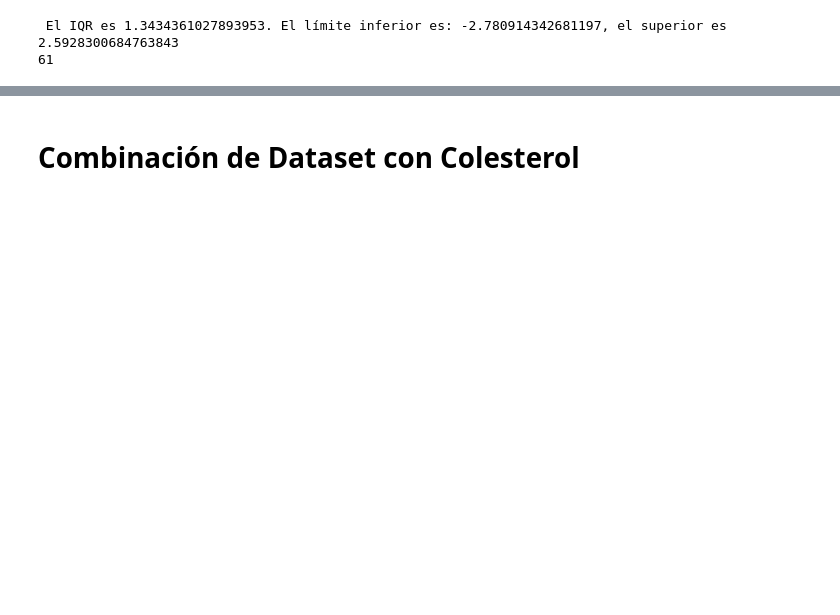
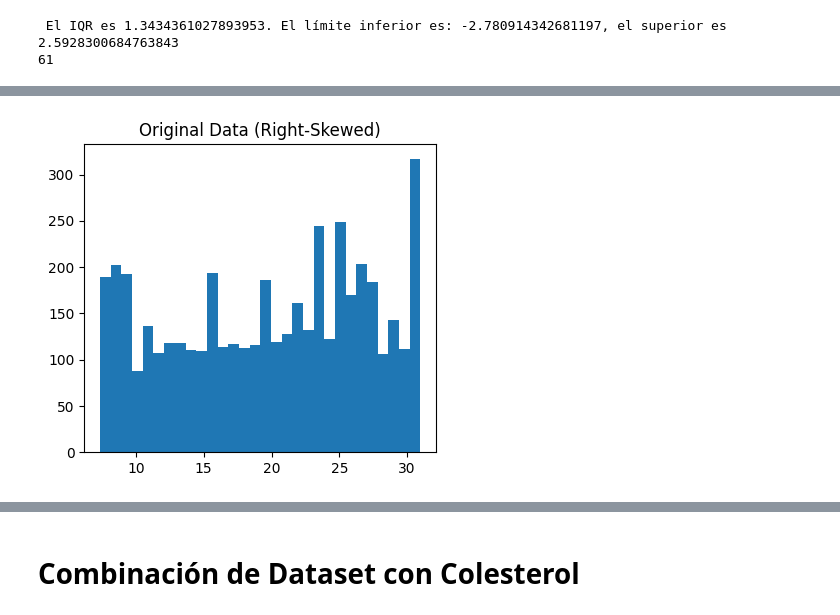
Before and after one commit to Manjanans/nhanes, a Jupyter notebook: notebooks/Untitled.ipynb, the cells around one changed output, grey strips where cells are left out. Cells and saved outputs as stored; diff of their text form; code cells hidden in the pictures; blank space fills up the shorter version.

```diff
--- a/notebooks/Untitled.ipynb
+++ b/notebooks/Untitled.ipynb
@@ -474,0 +541,7 @@ plt.show()
+# %%
+plt.figure(figsize=(10, 4))
+plt.subplot(1, 2, 1)
+plt.hist(limp_ins["Edad"], bins=30)
+plt.title('Original Data (Right-Skewed)')
+plt.show()
+# %% [output]
@@ -474,0 +549 @@ plt.show()
+[figure, added]
```
Also changed, not shown: parts of 20 cells of this notebook.
